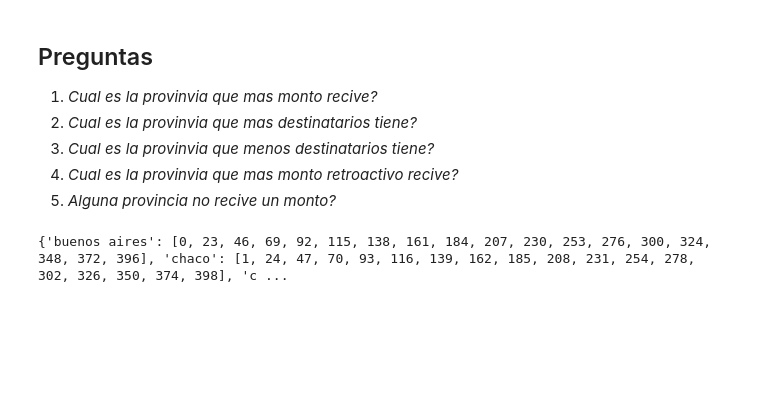
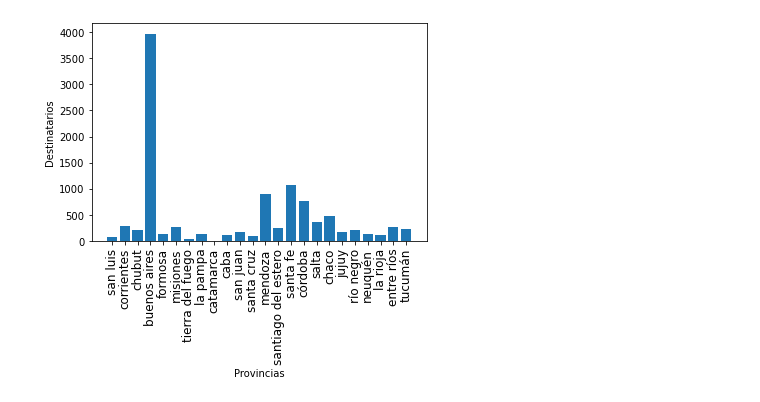
Before and after one commit to InakiEtc/Nadia, a Jupyter notebook: 2021/TP5 - LimpiarDatosIntegrador/notebooks/main.ipynb, the cells around one changed output. Cells and saved outputs as stored; diff of their text form; code cells hidden in the pictures; blank space fills up the shorter version.

```diff
--- a/2021/TP5 - LimpiarDatosIntegrador/notebooks/main.ipynb
+++ b/2021/TP5 - LimpiarDatosIntegrador/notebooks/main.ipynb
@@ -1,11 +1,3 @@
-# %% [markdown]
-## Preguntas
-
-1. *Cual es la provinvia que mas monto recive?*
-2. *Cual es la provinvia que mas destinatarios tiene?*
-3. *Cual es la provinvia que menos destinatarios tiene?*
-4. *Cual es la provinvia que mas monto retroactivo recive?*
-5. *Alguna provincia no recive un monto?*
 # %%
 import numpy as np
 import pandas as pd
@@ -45,26 +34,7 @@ data = data.applymap(convertir_en_minusculas)
 data["provincia"] = data["provincia"].apply(corregirProvincias)
 data["monto"] = data["monto"].apply(numConComa)
 data["monto_retroactivo"] = data["monto_retroactivo"].apply(numConComa)
-data = data.applymap(sacarCeros)
 data = data.applymap(corregirNull)
 data = data.dropna()
 
 data.to_csv('../data/DatosLimpios.csv')
-# %%
-## Graficos
-
-diccionario = {}
-columnaProvincias = data['provincia']
-columnaDestinatarios = data['destinatarios']
-
-#for j, val in columnaDestinatarios.items():
-for i, valor in columnaProvincias.items():
-    diccionario[valor] = []
-
-for i, valor in columnaProvincias.items():
-    diccionario[valor].append(i)
-
-
-print(diccionario)
-# %% [output]
-{'buenos aires': [0, 23, 46, 69, 92, 115, 138, 161, 184, 207, 230, 253, 276, 300, 324, 348, 372, 396], 'chaco': [1, 24, 47, 70, 93, 116, 139, 162, 185, 208, 231, 254, 278, 302, 326, 350, 374, 398], 'c ...
@@ -72,0 +41,22 @@ print(diccionario)
+# %%
+## Graficos
+
+diccionario = {}
+arrayProvincias = []
+
+for i, valor in data["provincia"].items():
+    arrayProvincias.append(valor)
+    arrayProvincias = list(set(arrayProvincias))
+
+for i in arrayProvincias:
+    condicion = data.provincia == i
+    n = data[condicion]["destinatarios"].astype(int).sum()
+    diccionario[i] = n
+
+grafico.bar( diccionario.keys(),diccionario.values())
+grafico.xlabel('Provincias')
+grafico.ylabel('Destinatarios')
+grafico.xticks(rotation=90,fontsize=12)
+grafico.show()
+# %% [output]
+[figure, added]
```
Also changed, not shown: parts of 5 cells of this notebook, 1 other file.
